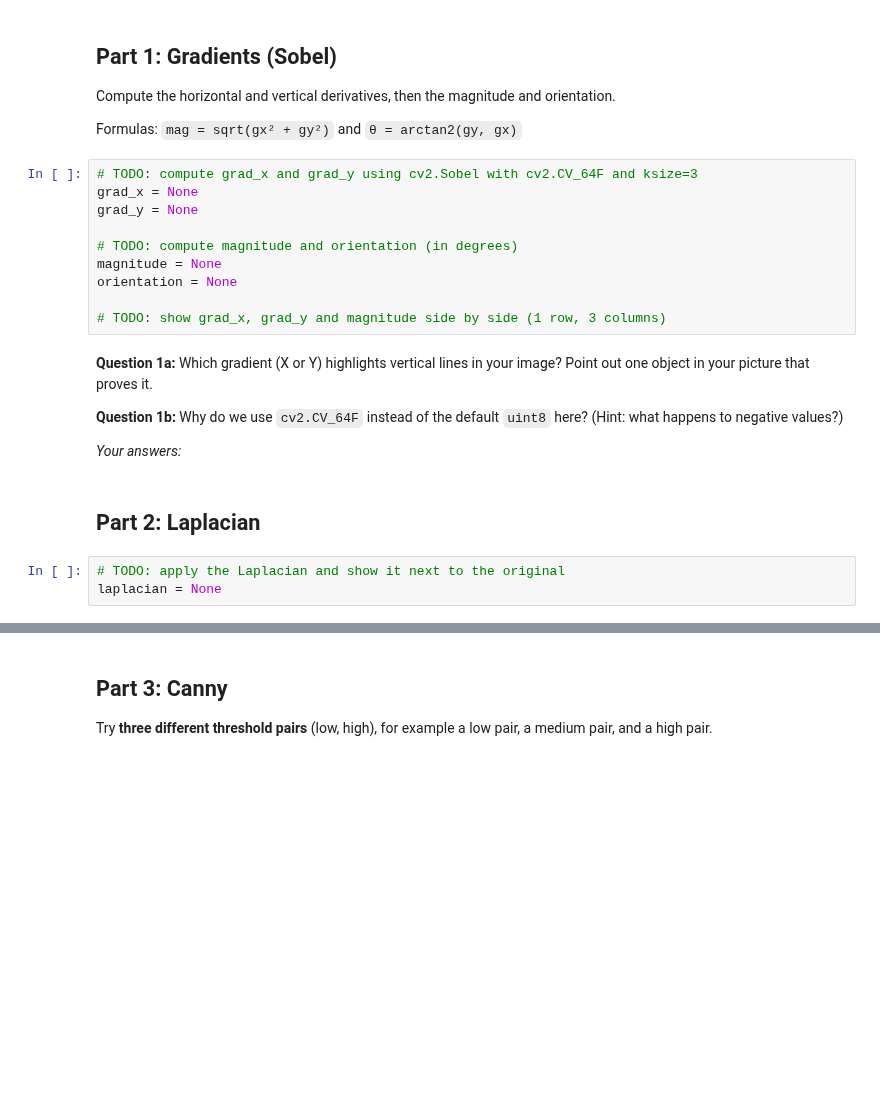
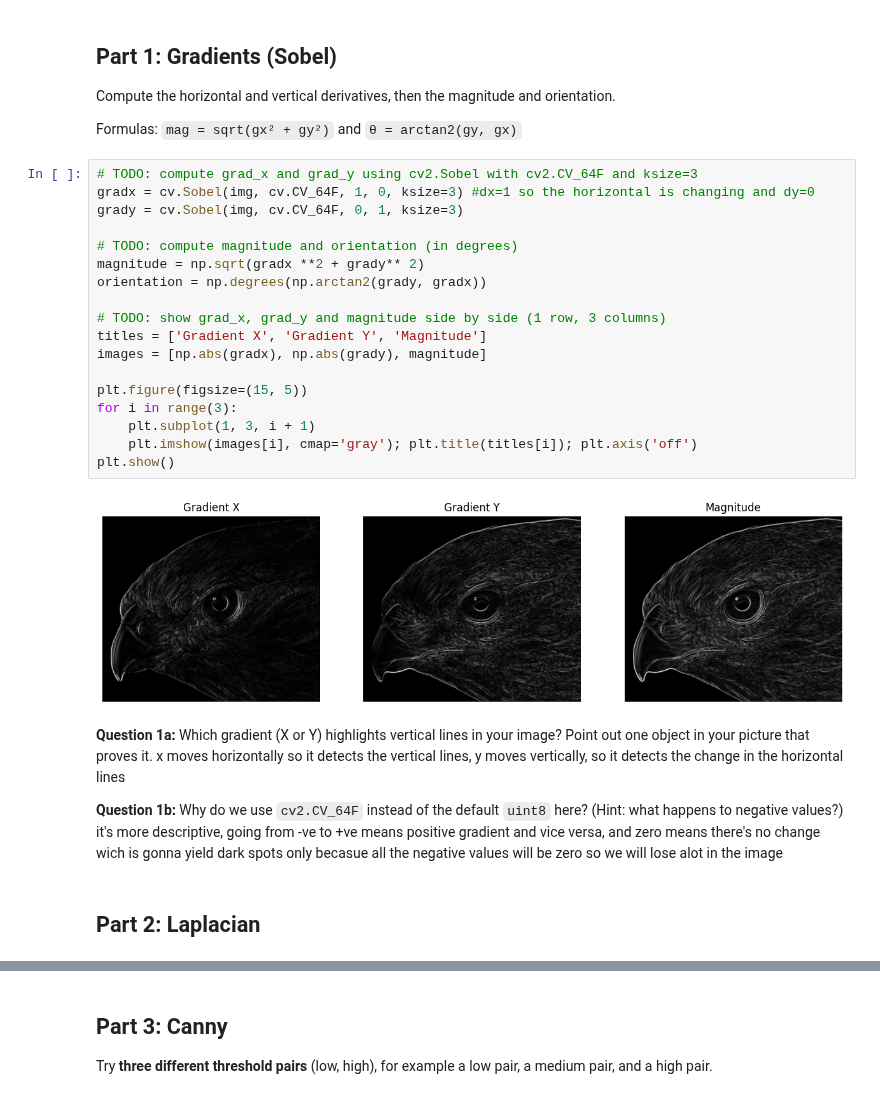
Before and after one commit to hobibat/SkyXperts-Vision-Course, a Jupyter notebook: tasks/tasks3.ipynb, the cells around one changed output, grey strips where cells are left out. Drawn from its saved outputs; the diff is of its cells as text; blank space fills up the shorter version.

```diff
--- a/tasks/tasks3.ipynb
+++ b/tasks/tasks3.ipynb
@@ -31,24 +40,31 @@ img = None
 Compute the horizontal and vertical derivatives, then the magnitude and orientation.
 
 Formulas: `mag = sqrt(gx² + gy²)` and `θ = arctan2(gy, gx)`
-# %%
-# TODO: compute grad_x and grad_y using cv2.Sobel with cv2.CV_64F and ksize=3
-grad_x = None
-grad_y = None
-
-# TODO: compute magnitude and orientation (in degrees)
-magnitude = None
-orientation = None
-
-# TODO: show grad_x, grad_y and magnitude side by side (1 row, 3 columns)
+# %%
+# TODO: compute grad_x and grad_y using cv2.Sobel with cv2.CV_64F and ksize=3
+gradx = cv.Sobel(img, cv.CV_64F, 1, 0, ksize=3) #dx=1 so the horizontal is changing and dy=0
+grady = cv.Sobel(img, cv.CV_64F, 0, 1, ksize=3)
+
+# TODO: compute magnitude and orientation (in degrees)
+magnitude = np.sqrt(gradx **2 + grady** 2)
+orientation = np.degrees(np.arctan2(grady, gradx))
+
+# TODO: show grad_x, grad_y and magnitude side by side (1 row, 3 columns)
+titles = ['Gradient X', 'Gradient Y', 'Magnitude']
+images = [np.abs(gradx), np.abs(grady), magnitude]
+
+plt.figure(figsize=(15, 5))
+for i in range(3):
+    plt.subplot(1, 3, i + 1)
+    plt.imshow(images[i], cmap='gray'); plt.title(titles[i]); plt.axis('off')
+plt.show()
+# %% [output]
+[figure, added]
 # %% [markdown]
 **Question 1a:** Which gradient (X or Y) highlights vertical lines in your image? Point out one object in your picture that proves it.
+x moves horizontally so it detects the vertical lines, y moves vertically, so it detects the change in the horizontal lines
 
 **Question 1b:** Why do we use `cv2.CV_64F` instead of the default `uint8` here? (Hint: what happens to negative values?)
-
-*Your answers:*
+it's more descriptive, going from -ve to +ve means positive gradient and vice versa, and zero means there's no change wich is gonna yield dark spots only becasue all the negative values will be zero so we will lose alot in the image
 # %% [markdown]
 ## Part 2: Laplacian
-# %%
-# TODO: apply the Laplacian and show it next to the original
-laplacian = None
```
Also changed, not shown: parts of 6 cells of this notebook.
